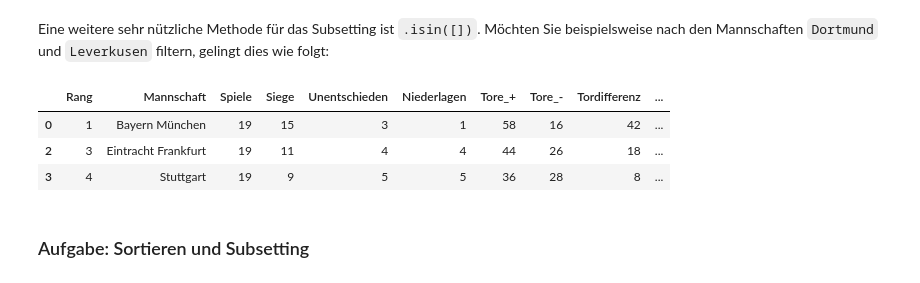
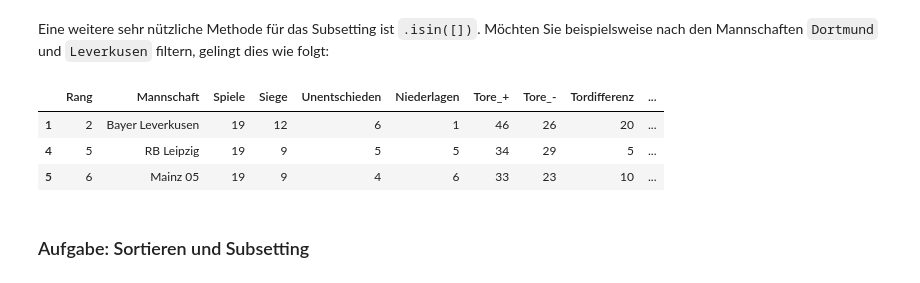
Before and after one commit to AlexKressner/Business_Intelligence, a Jupyter notebook: Pandas_Intro.ipynb, the cells around one changed output. Drawn from its saved outputs; the diff is of its cells as text; code cells hidden in the pictures.

```diff
--- a/Pandas_Intro.ipynb
+++ b/Pandas_Intro.ipynb
@@ -592,12 +595,12 @@ tabelle[~(tabelle["Tore_+"]>=50) & (tabelle["Tordifferenz"]>=18)]
 # %% [markdown]
 Eine weitere sehr nützliche Methode für das Subsetting ist `.isin([])`. Möchten Sie beispielsweise nach den Mannschaften `Dortmund` und `Leverkusen` filtern, gelingt dies wie folgt:
 # %%
-tabelle[tabelle["Mannschaft"].isin(["Eintracht Frankfurt","Stuttgart","Bayern München"])]
+tabelle[~tabelle["Mannschaft"].isin(["Eintracht Frankfurt","Stuttgart","Bayern München"])]
 # %% [output]
 |  | Rang | Mannschaft | Spiele | Siege | Unentschieden | Niederlagen | Tore_+ | Tore_- | Tordifferenz | ... |
-| 0 | 1 | Bayern München | 19 | 15 | 3 | 1 | 58 | 16 | 42 | ... |
-| 2 | 3 | Eintracht Frankfurt | 19 | 11 | 4 | 4 | 44 | 26 | 18 | ... |
-| 3 | 4 | Stuttgart | 19 | 9 | 5 | 5 | 36 | 28 | 8 | ... |
+| 1 | 2 | Bayer Leverkusen | 19 | 12 | 6 | 1 | 46 | 26 | 20 | ... |
+| 4 | 5 | RB Leipzig | 19 | 9 | 5 | 5 | 34 | 29 | 5 | ... |
+| 5 | 6 | Mainz 05 | 19 | 9 | 4 | 6 | 33 | 23 | 10 | ... |
 # %% [markdown]
 ### Aufgabe: Sortieren und Subsetting <a class="anchor" id="subset_sort"></a>
 # %% [markdown]
```
Also changed, not shown: parts of 54 cells of this notebook.
